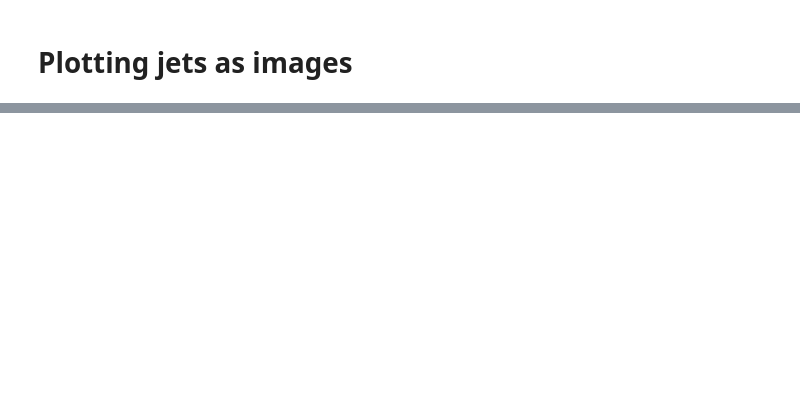
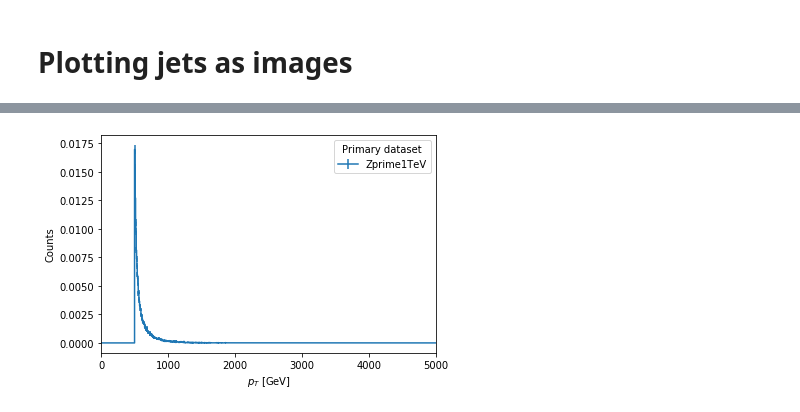
Before and after one commit to mdmorris/XAICoffea, a Jupyter notebook: ShowJets.ipynb, the cells around one changed output, grey strips where cells are left out. Saved outputs shown, nothing was run; the diff lists cells and outputs as text; code cells hidden in the pictures; blank space fills up the shorter version.

```diff
--- a/ShowJets.ipynb
+++ b/ShowJets.ipynb
@@ -193,0 +209,8 @@ fig.show()
+# %%
+fig, ax = hist.plotgrid(output['pt'], overlay="dataset", stack=False, density=True
+                                 )
+for iax in ax.flatten():
+    iax.autoscale(axis='y')
+fig.show()
+# %% [output]
+[figure, added]
```
Also changed, not shown: parts of 8 cells of this notebook.
